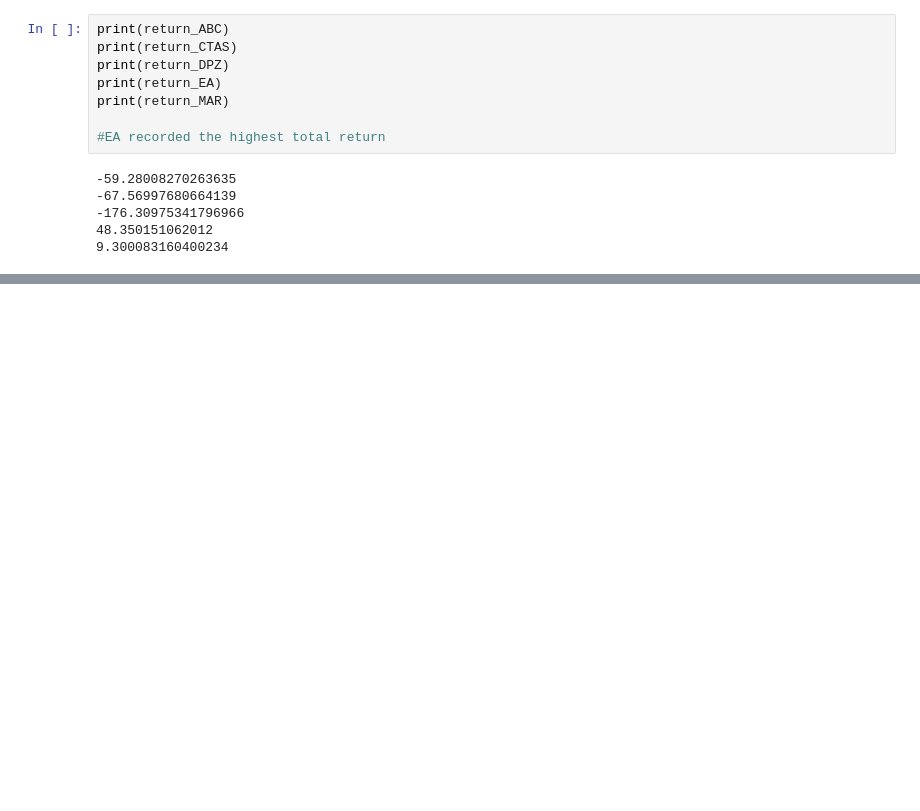
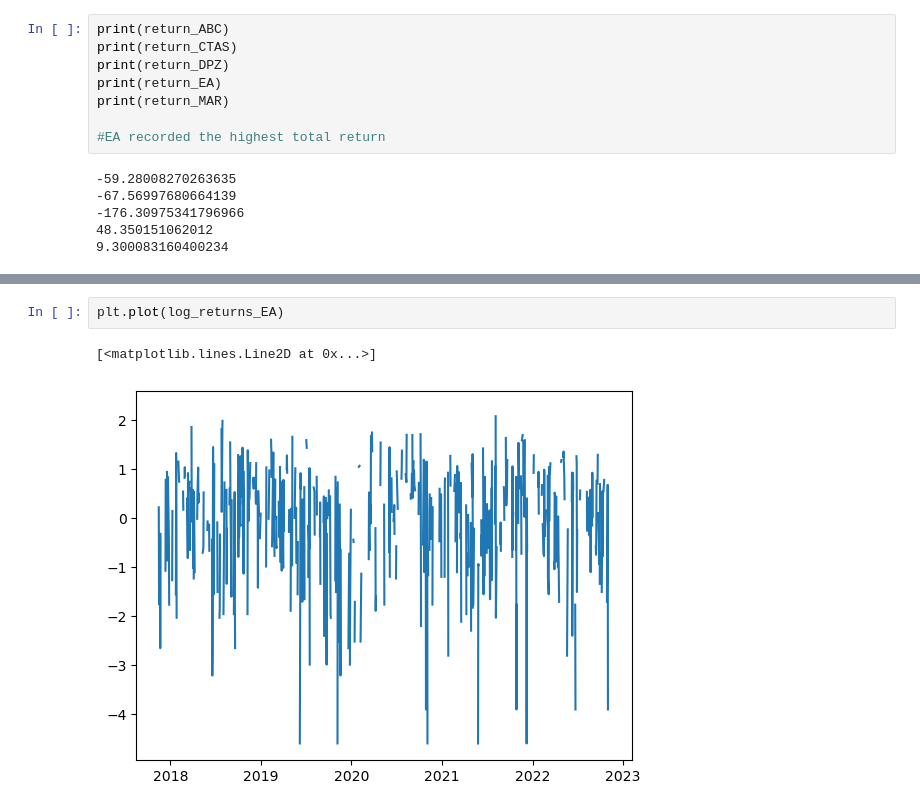
Before and after one commit to 52804407/MidtermPasz, a Jupyter notebook: Midterm.ipynb, the cells around one changed output, grey strips where cells are left out. Drawn from its saved outputs; the diff is of its cells as text; blank space fills up the shorter version.

```diff
--- a/Midterm.ipynb
+++ b/Midterm.ipynb
@@ -208,0 +226,5 @@ print(return_MAR)
+# %%
+plt.plot(log_returns_EA)
+# %% [output]
+[<matplotlib.lines.Line2D at 0x...>]
+[figure, added]
```
Also changed, not shown: parts of 4 cells of this notebook.
